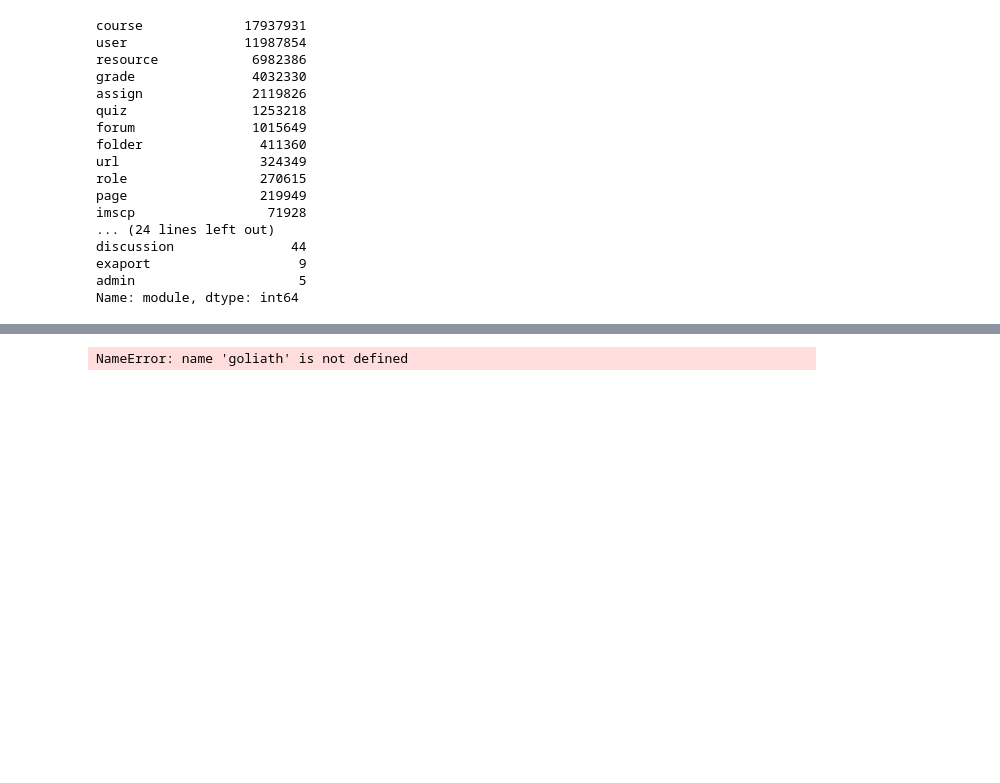
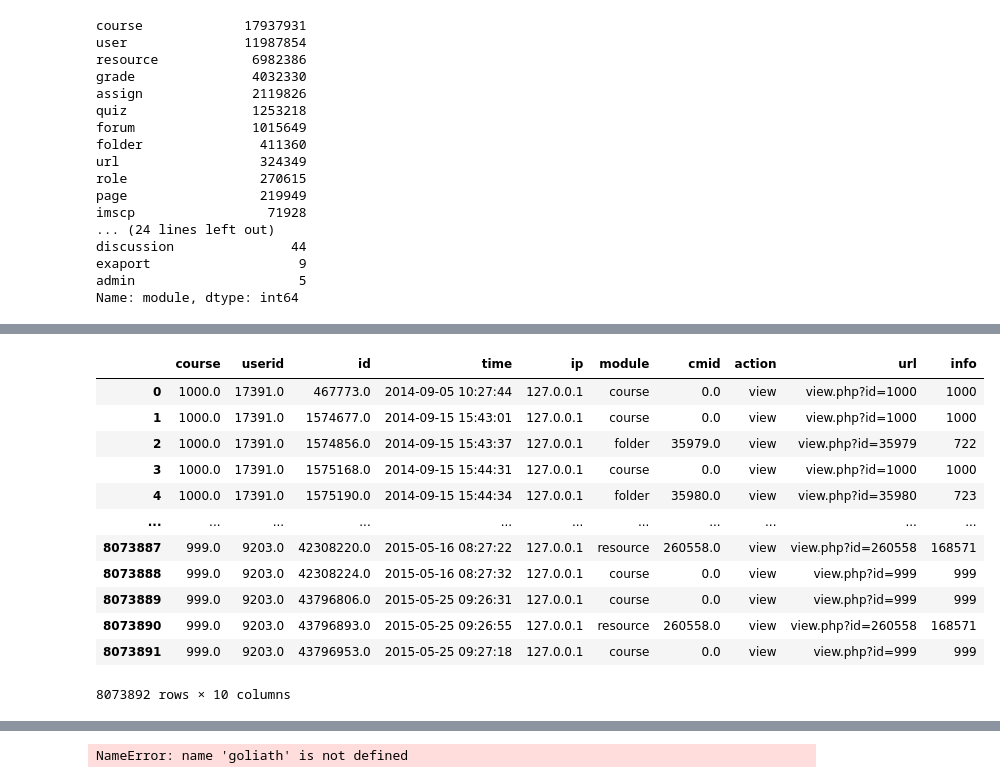
Before and after one commit to RicardoSantos0/timely_accurate_portable, a Jupyter notebook: Notebooks/2.2. Moodle Logs - Understanding and Preprocessing.ipynb, the cells around one changed output, grey strips where cells are left out. Drawn from its saved outputs; the diff is of its cells as text; code cells hidden in the pictures; blank space fills up the shorter version.

```diff
--- a/Notebooks/2.2. Moodle Logs - Understanding and Preprocessing.ipynb
+++ b/Notebooks/2.2. Moodle Logs - Understanding and Preprocessing.ipynb
@@ -206 +194,31 @@ Name: module, dtype: int64
+# %%
+#We perform a group operation that
+student_courses = support_table.groupby([
+                                        'courseid',
+                                         'userid',
+                                        ],
+                                        as_index = False).size().drop('size', axis = 1).rename(columns = {'courseid':'course'})
+
+#then, we perform an inner merge - only keeping the rows that
+student_logs_actions = pd.merge(student_courses, student_logs, on=[
+                                                        'userid',
+                                                        'course',
+                                                        ],
+                                                        how='inner')
+# %%
+student_logs_actions
+# %% [output]
+|  | course | userid | id | time | ip | module | cmid | action | url | info |
+| 0 | 1000.0 | 17391.0 | 467773.0 | 2014-09-05 10:27:44 | 127.0.0.1 | course | 0.0 | view | view.php?id=1000 | 1000 |
+| 1 | 1000.0 | 17391.0 | 1574677.0 | 2014-09-15 15:43:01 | 127.0.0.1 | course | 0.0 | view | view.php?id=1000 | 1000 |
+| 2 | 1000.0 | 17391.0 | 1574856.0 | 2014-09-15 15:43:37 | 127.0.0.1 | folder | 35979.0 | view | view.php?id=35979 | 722 |
+| 3 | 1000.0 | 17391.0 | 1575168.0 | 2014-09-15 15:44:31 | 127.0.0.1 | course | 0.0 | view | view.php?id=1000 | 1000 |
+| 4 | 1000.0 | 17391.0 | 1575190.0 | 2014-09-15 15:44:34 | 127.0.0.1 | folder | 35980.0 | view | view.php?id=35980 | 723 |
+| ... | ... | ... | ... | ... | ... | ... | ... | ... | ... | ... |
+| 8073887 | 999.0 | 9203.0 | 42308220.0 | 2015-05-16 08:27:22 | 127.0.0.1 | resource | 260558.0 | view | view.php?id=260558 | 168571 |
+| 8073888 | 999.0 | 9203.0 | 42308224.0 | 2015-05-16 08:27:32 | 127.0.0.1 | course | 0.0 | view | view.php?id=999 | 999 |
+| 8073889 | 999.0 | 9203.0 | 43796806.0 | 2015-05-25 09:26:31 | 127.0.0.1 | course | 0.0 | view | view.php?id=999 | 999 |
+| 8073890 | 999.0 | 9203.0 | 43796893.0 | 2015-05-25 09:26:55 | 127.0.0.1 | resource | 260558.0 | view | view.php?id=260558 | 168571 |
+| 8073891 | 999.0 | 9203.0 | 43796953.0 | 2015-05-25 09:27:18 | 127.0.0.1 | course | 0.0 | view | view.php?id=999 | 999 |
+8073892 rows × 10 columns
 # %%
```
Also changed, not shown: parts of 7 cells of this notebook.
